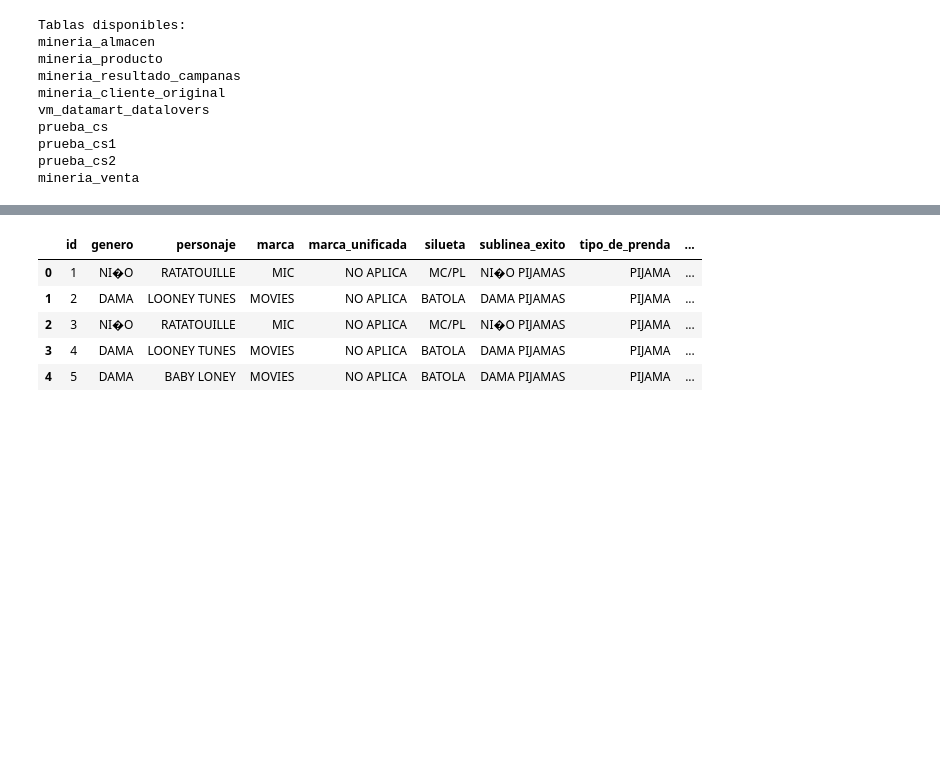
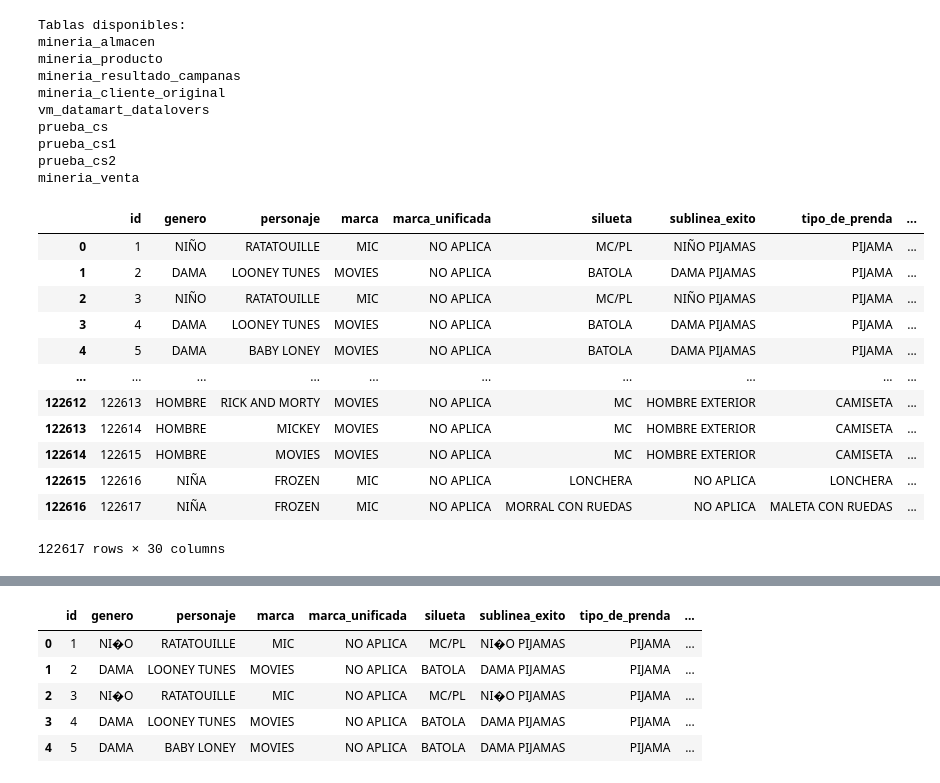
Before and after one commit to jmontoyavallejo/ETL---customer-experience-project, a Jupyter notebook: ensayo.ipynb, the cells around one changed output, grey strips where cells are left out. Cells and saved outputs as stored; diff of their text form; code cells hidden in the pictures; blank space fills up the shorter version.

```diff
--- a/ensayo.ipynb
+++ b/ensayo.ipynb
@@ -1,7 +1,9 @@
 # %%
 import psycopg2
 import pandas as pd
-
+import pandas_gbq
+import requests
+import io
 db_host = "35.239.114.35"
 db_name = "test-data-mining"
 db_user = "test-data-mining"
@@ -11,7 +13,8 @@ conn = psycopg2.connect(
     host=db_host,
     dbname=db_name,
     user=db_user,
-    password=db_password
+    password=db_password,
+    client_encoding='utf-8'
 )
 
 cur  = conn.cursor()
@@ -29,24 +32,47 @@ cur.execute(f"SELECT * FROM {tabla}")
 resultados_mineria_almacen = cur.fetchall()
 columnas = [desc[0] for desc in cur.description]
 df_mineria_almacen = pd.DataFrame(resultados_mineria_almacen, columns=columnas)
+df_mineria_almacen=df_mineria_almacen.replace("�", "Ñ", regex=True)
 
 tabla = "mineria_producto"
 cur.execute(f"SELECT * FROM {tabla}")
 resultados_mineria_producto = cur.fetchall()
 columnas = [desc[0] for desc in cur.description]
 df_mineria_producto = pd.DataFrame(resultados_mineria_producto, columns=columnas)
+df_mineria_producto=df_mineria_producto.replace("�", "Ñ", regex=True)
 
 tabla = "mineria_venta"
 cur.execute(f"SELECT * FROM {tabla}")
 resultados_mineria_venta = cur.fetchall()
 columnas = [desc[0] for desc in cur.description]
 df_mineria_venta = pd.DataFrame(resultados_mineria_venta, columns=columnas)
+df_mineria_venta=df_mineria_venta.replace("�", "Ñ", regex=True)
 
 tabla = "mineria_resultado_campanas"
 cur.execute(f"SELECT * FROM {tabla}")
 resultados_mineria_resultado_campanas = cur.fetchall()
 columnas = [desc[0] for desc in cur.description]
 df_mineria_resultado_campanas = pd.DataFrame(resultados_mineria_resultado_campanas, columns=columnas)
+df_mineria_resultado_campanas=df_mineria_resultado_campanas.replace("�", "Ñ", regex=True)
+
+
+df_mineria_ventas_csv=pd.read_csv('app/resources/mineria_venta.csv',sep=';')
+df_mineria_ventas_csv=df_mineria_ventas_csv.replace("�", "Ñ", regex=True)
+
+df_mineria_resultado_campanas_csv=pd.read_csv('app/resources/mineria_resultado_campanas.csv',sep=';')
+df_mineria_resultado_campanas_csv=df_mineria_resultado_campanas_csv.replace("�", "Ñ", regex=True)
+
+url = "https://v1-api.lax.marketing/api/blacklist/downloadFile"
+
+payload={}
+headers = {
+'Authorization': 'Bearer eyJhbGciOiJIUzI1NiIsInR5cCI6IkpXVCJ9.eyJpZFVzZXIiOjg5LCJpZENvbXBhbnkiOjQzLCJyb2xVc2VyIjoyLCJpYXQiOjE2ODIwODM2NDN9.HvKEkVpeSmC3xnfq9HFzpT2usSewnTfBDkOVNMQ2k9Q'
+}
+response = requests.request("GET", url, headers=headers, data=payload)
+df_blacklist = pd.read_csv(io.StringIO(response.content.decode('utf-8')),sep=';')
+df_blacklist=df_blacklist.replace("�", "Ñ", regex=True)
+
+
 
 cur.close()
 conn.close()
@@ -63,0 +102,16 @@ mineria_venta
+# %%
+df_mineria_producto.replace("�", "Ñ", regex=True)
+# %% [output]
+|  | id | genero | personaje | marca | marca_unificada | silueta | sublinea_exito | tipo_de_prenda | ... |
+| 0 | 1 | NIÑO | RATATOUILLE | MIC | NO APLICA | MC/PL | NIÑO PIJAMAS | PIJAMA | ... |
+| 1 | 2 | DAMA | LOONEY TUNES | MOVIES | NO APLICA | BATOLA | DAMA PIJAMAS | PIJAMA | ... |
+| 2 | 3 | NIÑO | RATATOUILLE | MIC | NO APLICA | MC/PL | NIÑO PIJAMAS | PIJAMA | ... |
+| 3 | 4 | DAMA | LOONEY TUNES | MOVIES | NO APLICA | BATOLA | DAMA PIJAMAS | PIJAMA | ... |
+| 4 | 5 | DAMA | BABY LONEY | MOVIES | NO APLICA | BATOLA | DAMA PIJAMAS | PIJAMA | ... |
+| ... | ... | ... | ... | ... | ... | ... | ... | ... | ... |
+| 122612 | 122613 | HOMBRE | RICK AND MORTY | MOVIES | NO APLICA | MC | HOMBRE EXTERIOR | CAMISETA | ... |
+| 122613 | 122614 | HOMBRE | MICKEY | MOVIES | NO APLICA | MC | HOMBRE EXTERIOR | CAMISETA | ... |
+| 122614 | 122615 | HOMBRE | MOVIES | MOVIES | NO APLICA | MC | HOMBRE EXTERIOR | CAMISETA | ... |
+| 122615 | 122616 | NIÑA | FROZEN | MIC | NO APLICA | LONCHERA | NO APLICA | LONCHERA | ... |
+| 122616 | 122617 | NIÑA | FROZEN | MIC | NO APLICA | MORRAL CON RUEDAS | NO APLICA | MALETA CON RUEDAS | ... |
+122617 rows × 30 columns
```
Also changed, not shown: parts of 16 cells of this notebook, 11 other files.
